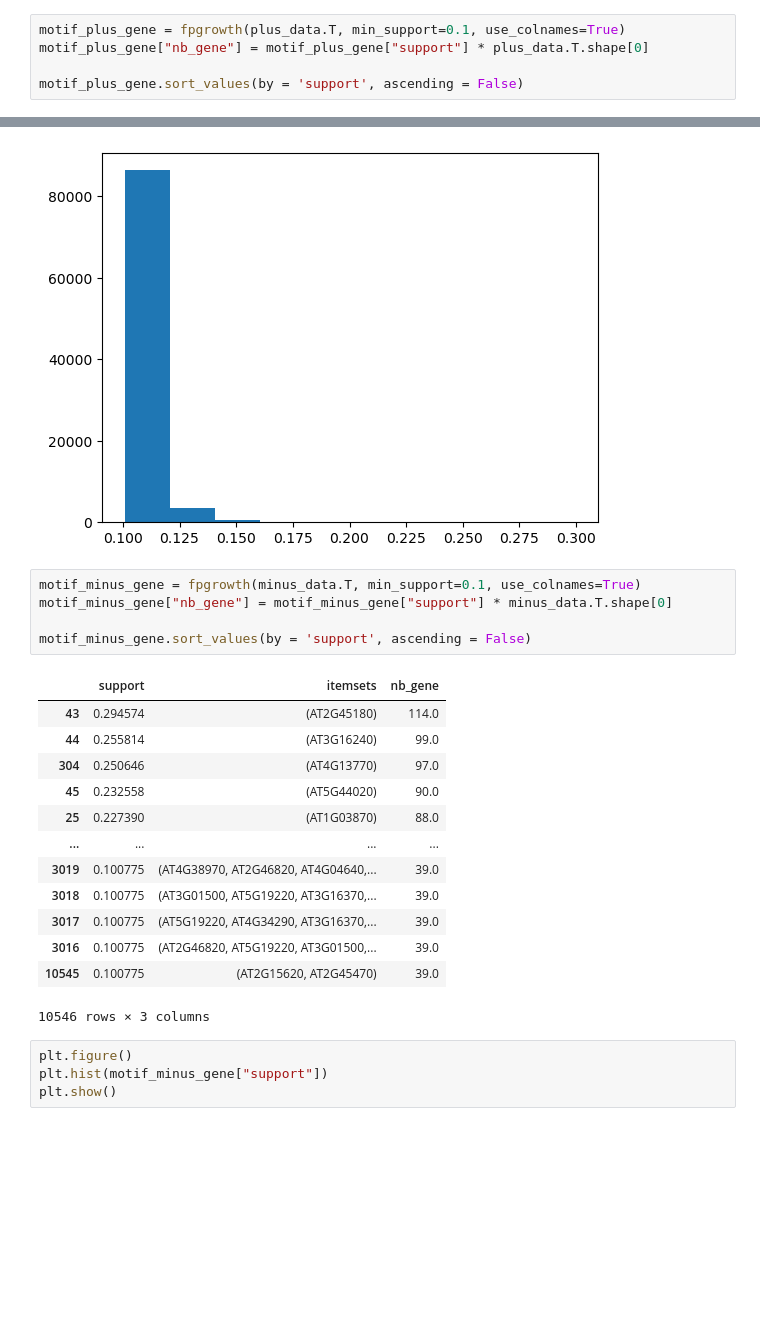
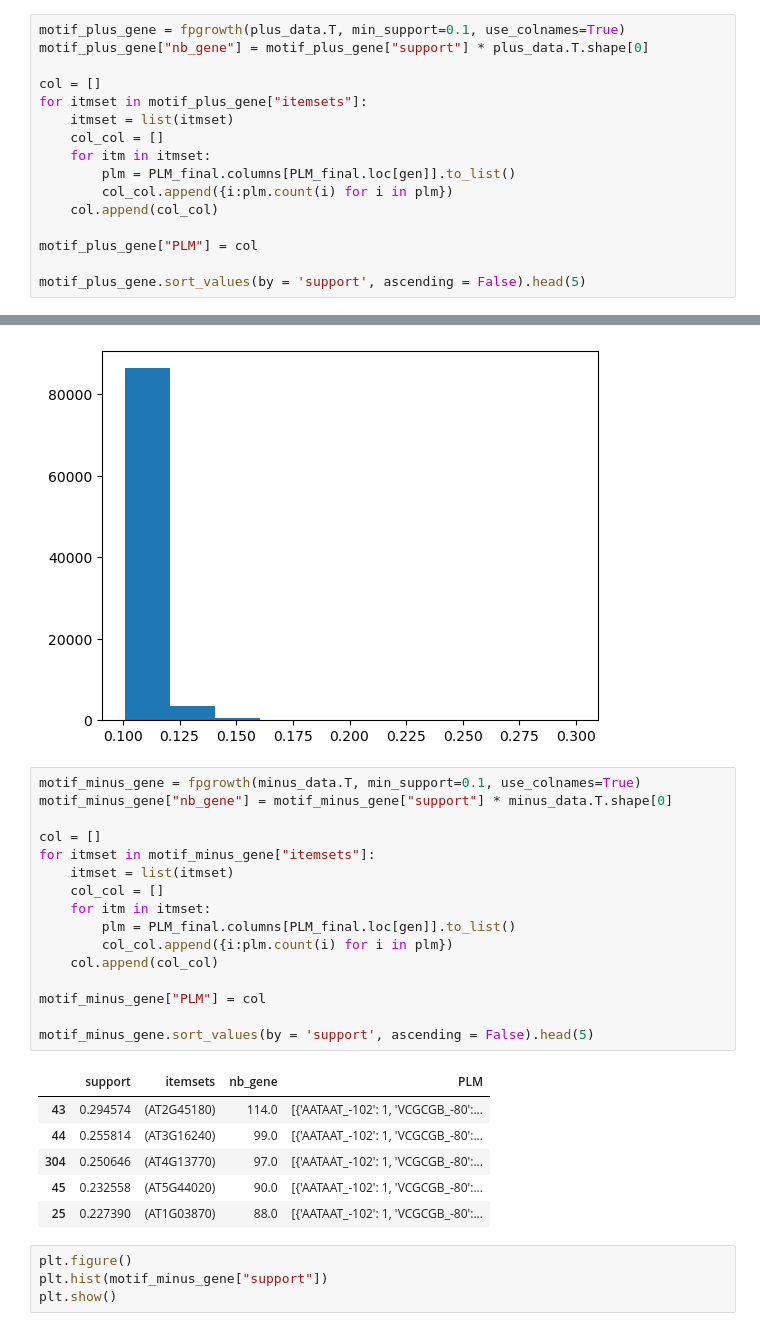
Before and after one commit to JhonatanFelix/Projet_fil_rouge_2024, a Jupyter notebook: motif_frequent_gen.ipynb, the cells around one changed output, grey strips where cells are left out. Drawn from its saved outputs; the diff is of its cells as text; blank space fills up the shorter version.

```diff
--- a/motif_frequent_gen.ipynb
+++ b/motif_frequent_gen.ipynb
@@ -243,5 +206,16 @@ Condition avec expression négatif dans ceux avec expression positive :  0.82758
 motif_plus_gene = fpgrowth(plus_data.T, min_support=0.1, use_colnames=True)
 motif_plus_gene["nb_gene"] = motif_plus_gene["support"] * plus_data.T.shape[0]
 
-motif_plus_gene.sort_values(by = 'support', ascending = False)
+col = []
+for itmset in motif_plus_gene["itemsets"]:
+    itmset = list(itmset)
+    col_col = []
+    for itm in itmset:
+        plm = PLM_final.columns[PLM_final.loc[gen]].to_list()
+        col_col.append({i:plm.count(i) for i in plm})
+    col.append(col_col)
+
+motif_plus_gene["PLM"] = col
+
+motif_plus_gene.sort_values(by = 'support', ascending = False).head(5)
 # %% [output]
@@ -267,22 +234,26 @@ plt.show()
 # %%
 motif_minus_gene = fpgrowth(minus_data.T, min_support=0.1, use_colnames=True)
 motif_minus_gene["nb_gene"] = motif_minus_gene["support"] * minus_data.T.shape[0]
 
-motif_minus_gene.sort_values(by = 'support', ascending = False)
+col = []
+for itmset in motif_minus_gene["itemsets"]:
+    itmset = list(itmset)
+    col_col = []
+    for itm in itmset:
+        plm = PLM_final.columns[PLM_final.loc[gen]].to_list()
+        col_col.append({i:plm.count(i) for i in plm})
+    col.append(col_col)
+
+motif_minus_gene["PLM"] = col
+
+motif_minus_gene.sort_values(by = 'support', ascending = False).head(5)
 # %% [output]
-|  | support | itemsets | nb_gene |
-| 43 | 0.294574 | (AT2G45180) | 114.0 |
-| 44 | 0.255814 | (AT3G16240) | 99.0 |
-| 304 | 0.250646 | (AT4G13770) | 97.0 |
-| 45 | 0.232558 | (AT5G44020) | 90.0 |
-| 25 | 0.227390 | (AT1G03870) | 88.0 |
-| ... | ... | ... | ... |
-| 3019 | 0.100775 | (AT4G38970, AT2G46820, AT4G04640,... | 39.0 |
-| 3018 | 0.100775 | (AT3G01500, AT5G19220, AT3G16370,... | 39.0 |
-| 3017 | 0.100775 | (AT5G19220, AT4G34290, AT3G16370,... | 39.0 |
-| 3016 | 0.100775 | (AT2G46820, AT5G19220, AT3G01500,... | 39.0 |
-| 10545 | 0.100775 | (AT2G15620, AT2G45470) | 39.0 |
+|  | support | itemsets | nb_gene | PLM |
+| 43 | 0.294574 | (AT2G45180) | 114.0 | [{'AATAAT_-102': 1, 'VCGCGB_-80':... |
+| 44 | 0.255814 | (AT3G16240) | 99.0 | [{'AATAAT_-102': 1, 'VCGCGB_-80':... |
+| 304 | 0.250646 | (AT4G13770) | 97.0 | [{'AATAAT_-102': 1, 'VCGCGB_-80':... |
+| 45 | 0.232558 | (AT5G44020) | 90.0 | [{'AATAAT_-102': 1, 'VCGCGB_-80':... |
+| 25 | 0.227390 | (AT1G03870) | 88.0 | [{'AATAAT_-102': 1, 'VCGCGB_-80':... |
-10546 rows × 3 columns
 # %%
 plt.figure()
 plt.hist(motif_minus_gene["support"])
```
Also changed, not shown: parts of 4 cells of this notebook.
